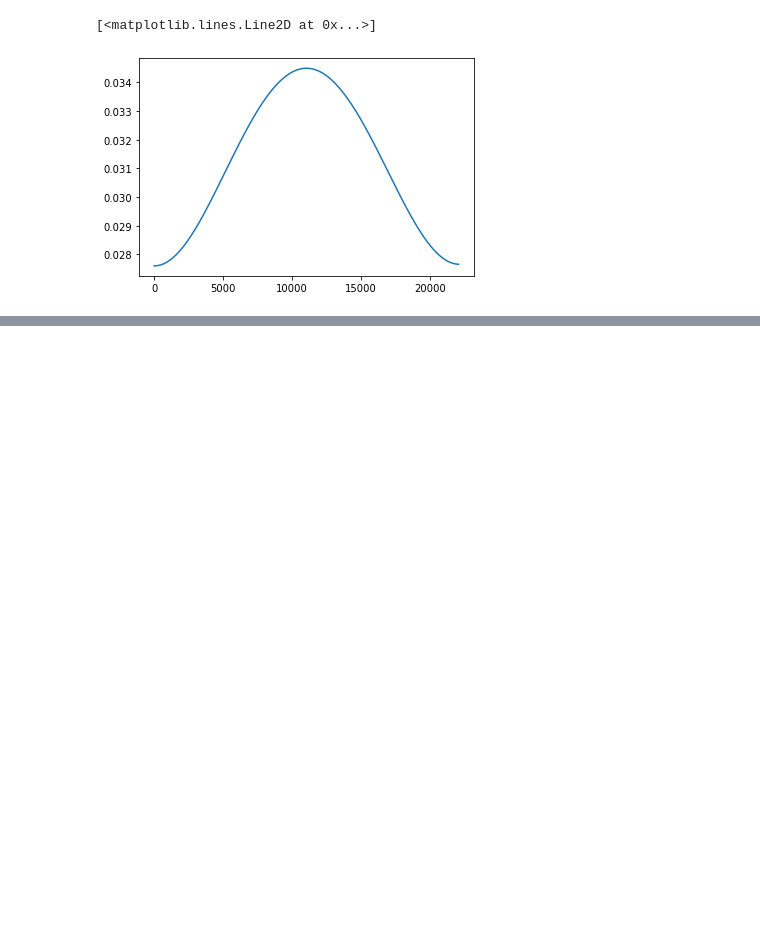
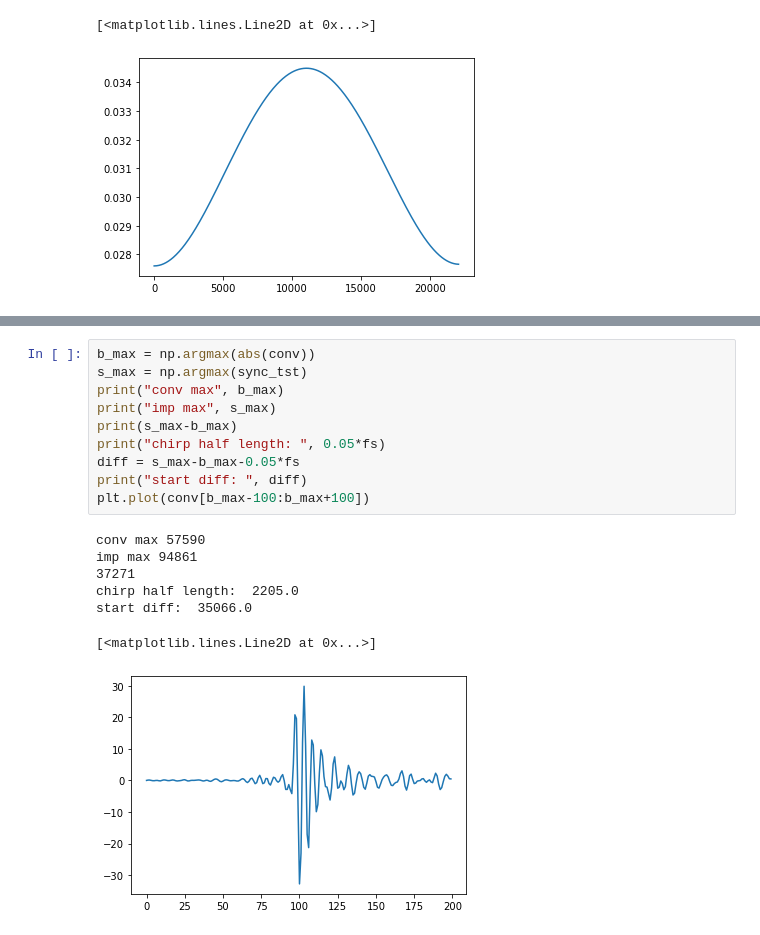
Before and after one commit to JingbiaoMei/Cambridge-Blue-Noise, a Jupyter notebook: Chirps.ipynb, the cells around one changed output, grey strips where cells are left out. Cells and saved outputs as stored; diff of their text form; blank space fills up the shorter version.

```diff
--- a/Chirps.ipynb
+++ b/Chirps.ipynb
@@ -285,0 +268,18 @@ plt.plot(conv[b_max-20:b_max+20])
+# %%
+b_max = np.argmax(abs(conv))
+s_max = np.argmax(sync_tst)
+print("conv max", b_max)
+print("imp max", s_max)
+print(s_max-b_max)
+print("chirp half length: ", 0.05*fs)
+diff = s_max-b_max-0.05*fs
+print("start diff: ", diff)
+plt.plot(conv[b_max-100:b_max+100])
+# %% [output]
+conv max 57590
+imp max 94861
+37271
+chirp half length:  2205.0
+start diff:  35066.0
+[<matplotlib.lines.Line2D at 0x...>]
+[figure, added]
```
Also changed, not shown: parts of 12 cells of this notebook, 6 other files.
